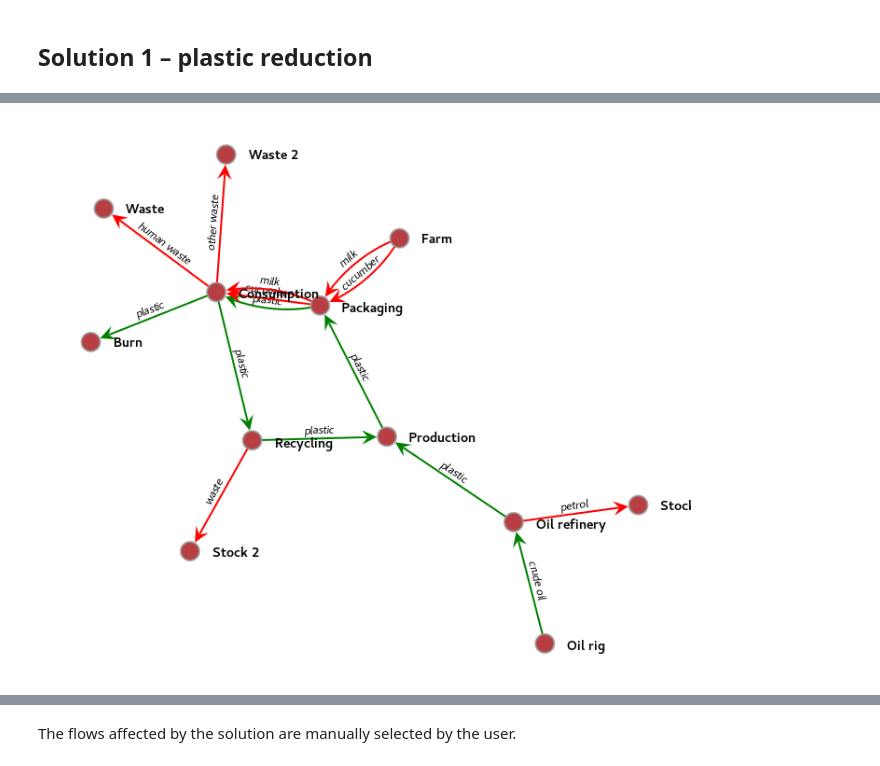
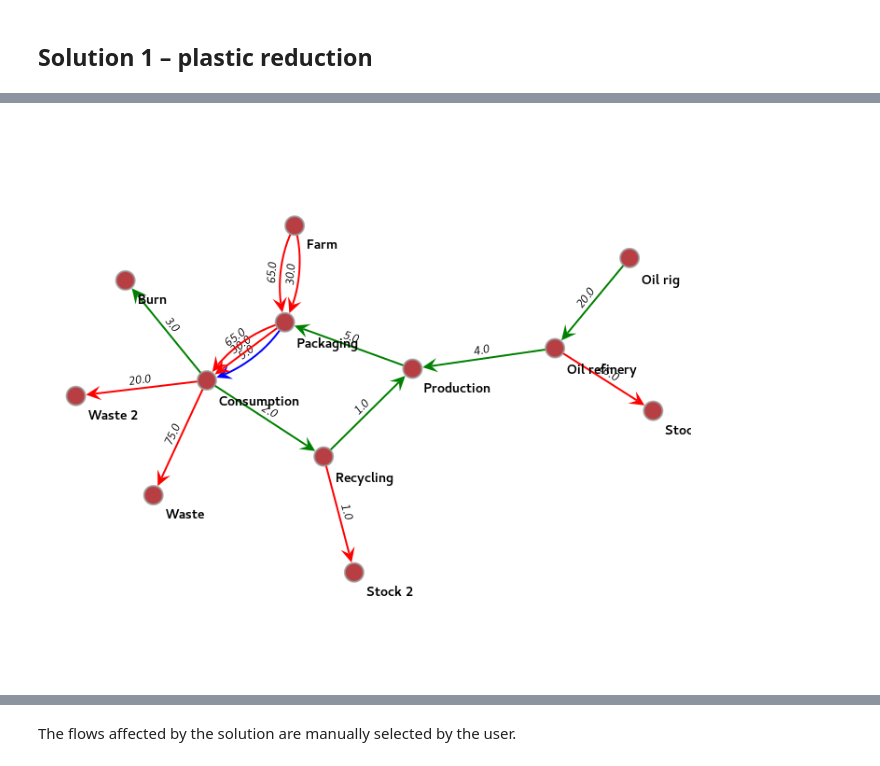
Before and after one commit to MaxBo/REPAiR-Web, a Jupyter notebook: flow_modelling/fm02_alter_flows.ipynb, the cells around one changed output, grey strips where cells are left out. Drawn from its saved outputs; the diff is of its cells as text; code cells hidden in the pictures.

```diff
--- a/flow_modelling/fm02_alter_flows.ipynb
+++ b/flow_modelling/fm02_alter_flows.ipynb
@@ -69,5 +65,5 @@ def split_flows(G):
 # %%
-g_split, eprop_material, eprop_mass, eprop_mass_text, visited = split_flows(G)
+g_split, eprop_material, eprop_mass, eprop_mass_text = split_flows(G)
 # %%
 gt.draw.graph_draw(g_split, vertex_size=20, vertex_text=g_split.vp.id,
                    vprops={"text_position":0, "font_weight": cairo.FONT_WEIGHT_BOLD, "font_size":14},
@@ -90,6 +115,6 @@ gt.draw.graph_draw(g_split, vertex_size=20, vertex_text=g_split.vp.id,
 # %%
 def define_mask(g, eprop_material, materials):
-    """Create an edge mask for the edges that contribute to the solution
+    """Create an edge mask for the edges that define the solution
 
     g - graph
     eprop_material - edge property map of the materials
@@ -382,2 +285,3 @@ Thus the provided solution modfies the *green* edges and must not modify the *re
 # %%
 edge_mask_1, ecolors_1 = define_mask(g_split, eprop_material, ['plastic', 'crude oil'])
+ecolors_1[sol_e] = "blue"
@@ -388,6 +294,4 @@ plot_sol_materials(g_split, ecolors_1, eprop_material)
-# %%
-g_split.set_reversed(True)
 # %%
-plot_sol_materials(g_split, ecolors_1, eprop_material)
+plot_sol_mass(g_split, ecolors_1, eprop_mass)
 # %% [output]
-[figure, old version]
+[figure, new version]
```
Also changed, not shown: parts of 59 cells of this notebook, 2 other files.
